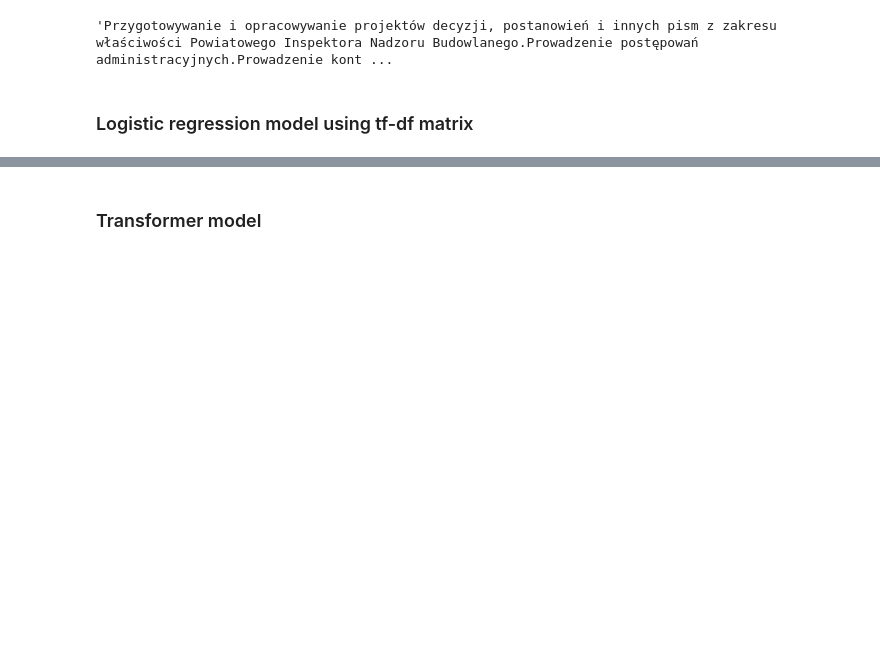
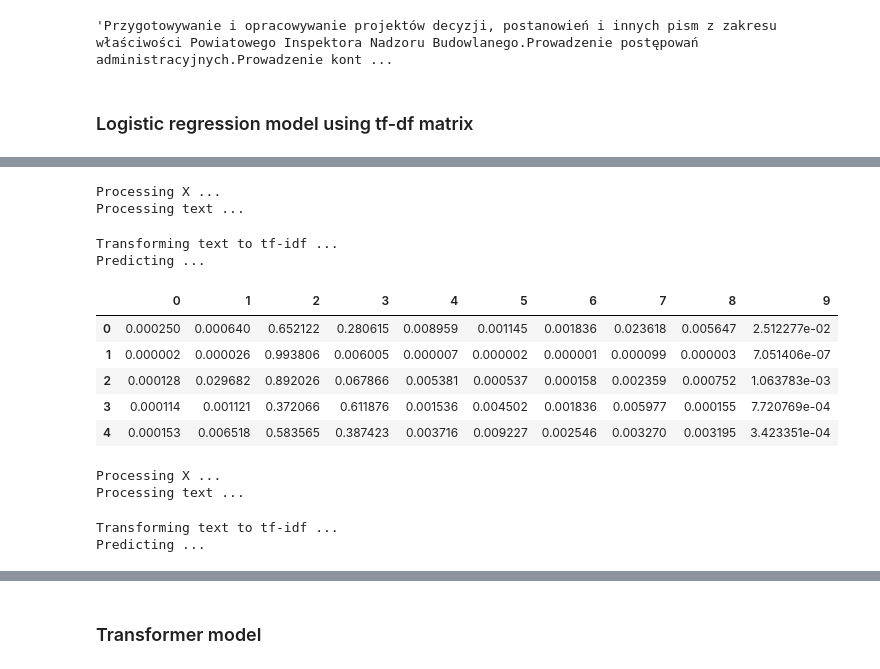
Before and after one commit to ONLABSPL/job-ads-classifier, a Jupyter notebook: job_classification_examples.ipynb, the cells around one changed output, grey strips where cells are left out. Saved outputs shown, nothing was run; the diff lists cells and outputs as text; code cells hidden in the pictures; blank space fills up the shorter version.

```diff
--- a/job_classification_examples.ipynb
+++ b/job_classification_examples.ipynb
@@ -192,3 +152,6 @@ kprm_df.poledodatkowelista1[1]
 'Przygotowywanie i opracowywanie projektów decyzji, postanowień i innych pism z zakresu właściwości Powiatowego Inspektora Nadzoru Budowlanego.Prowadzenie postępowań administracyjnych.Prowadzenie kont ...
 # %% [markdown]
 ### Logistic regression model using tf-df matrix
+# %%
+model_paper_linear = LinearJobOffersClassifier()
+model_paper_linear.load(f"{models_dir}/linear_model")
@@ -194,0 +163,32 @@ kprm_df.poledodatkowelista1[1]
+# %%
+kprm_df_zaw1 = model_paper_linear.predict(
+    X_text=list(kprm_df["poledodatkowelista1"]),
+    output_level=0,
+    format="dataframe"
+)
+# %% [output]
+Processing X ...
+Processing text ...
+Transforming text to tf-idf ...
+Predicting ...
+# %%
+kprm_df_zaw1.head(n=5)
+# %% [output]
+|  | 0 | 1 | 2 | 3 | 4 | 5 | 6 | 7 | 8 | 9 |
+| 0 | 0.000250 | 0.000640 | 0.652122 | 0.280615 | 0.008959 | 0.001145 | 0.001836 | 0.023618 | 0.005647 | 2.512277e-02 |
+| 1 | 0.000002 | 0.000026 | 0.993806 | 0.006005 | 0.000007 | 0.000002 | 0.000001 | 0.000099 | 0.000003 | 7.051406e-07 |
+| 2 | 0.000128 | 0.029682 | 0.892026 | 0.067866 | 0.005381 | 0.000537 | 0.000158 | 0.002359 | 0.000752 | 1.063783e-03 |
+| 3 | 0.000114 | 0.001121 | 0.372066 | 0.611876 | 0.001536 | 0.004502 | 0.001836 | 0.005977 | 0.000155 | 7.720769e-04 |
+| 4 | 0.000153 | 0.006518 | 0.583565 | 0.387423 | 0.003716 | 0.009227 | 0.002546 | 0.003270 | 0.003195 | 3.423351e-04 |
+# %%
+kprm_df_zaw6_top5 = model_paper_linear.predict(
+    X_text=list(kprm_df["poledodatkowelista1"]),
+    output_level="last",
+    format="dataframe",
+    top_k=5
+)
+# %% [output]
+Processing X ...
+Processing text ...
+Transforming text to tf-idf ...
+Predicting ...
```
Also changed, not shown: parts of 27 cells of this notebook.
